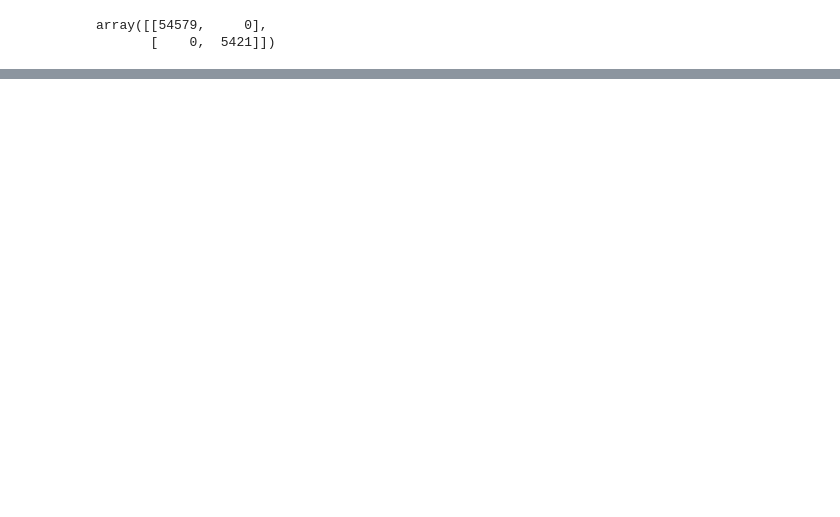
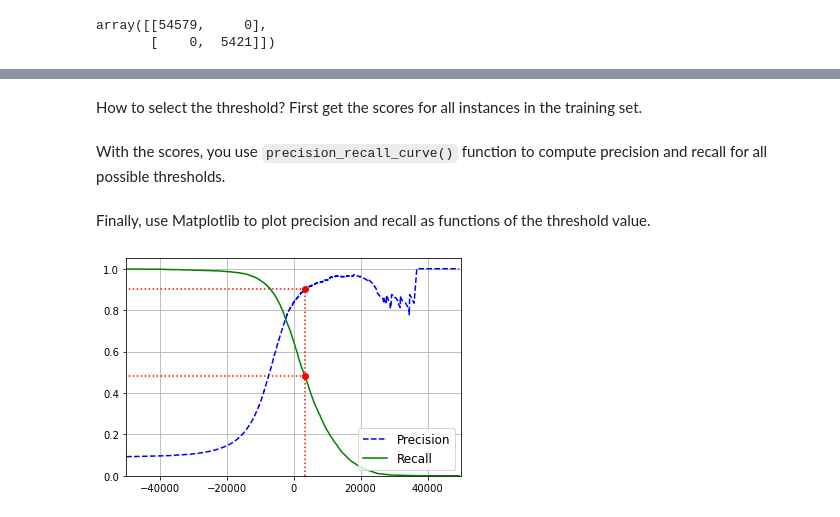
Before and after one commit to carlosdavila91/hands-on-ml, a Jupyter notebook: 03_classification_mnist.ipynb, the cells around one changed output, grey strips where cells are left out. Cells and saved outputs as stored; diff of their text form; code cells hidden in the pictures; blank space fills up the shorter version.

Commit message:
Precision and Recall

```diff
--- a/03_classification_mnist.ipynb
+++ b/03_classification_mnist.ipynb
@@ -140,0 +228,44 @@ array([[54579,     0],
+# %% [markdown]
+How to select the threshold? First get the scores for all instances in the training set.
+# %%
+y_scores = cross_val_predict(sgd_clf, X_train, y_train_5, cv=3,
+                            method="decision_function")
+# %% [markdown]
+With the scores, you use `precision_recall_curve()` function to compute precision and recall for all possible thresholds.
+# %%
+from sklearn.metrics import precision_recall_curve
+
+precisions, recalls, thresholds = precision_recall_curve(y_train_5, y_scores)
+# %% [markdown]
+Finally, use Matplotlib to plot precision and recall as functions of the threshold value.
+# %%
+def plot_precision_recall_vs_threshold(
+precisions, recalls, thresholds, selected_th
+):
+    plt.plot(thresholds, precisions[:-1], "b--", label="Precision")
+    plt.plot(thresholds, recalls[:-1], "g-", label="Recall")
+    plt.legend(loc="lower right", fontsize=12)
+    plt.grid()
+    plt.ylim([0, 1.05])
+
+    # highlight threshold
+    precision_threshold_pairs = list(zip(thresholds, precisions))
+    recall_threshold_pairs = list(zip(thresholds, recalls))
+
+    # could be done better
+    xy1 = [t for t in precision_threshold_pairs if t[1] >= selected_th][0]
+    xy2 = [t for t in recall_threshold_pairs if t[0] == xy1[0]][0]
+
+    plt.vlines(xy1[0], 0, xy1[1], "red", "dotted")
+    plt.hlines(xy1[1], -60000, xy1[0], "red", "dotted")
+    plt.hlines(xy2[1], -60000, xy2[0], "red", "dotted")
+    plt.plot(xy1[0], xy1[1], marker='o', color='r', ls='')
+    plt.plot(xy2[0], xy2[1], marker='o', color='r', ls='')
+
+
+selected_th = .9
+plot_precision_recall_vs_threshold(precisions, recalls, thresholds, selected_th)
+plt.xlim([-50000, 50000])
+plt.show()
+# %% [output]
+[figure, added]
```
Also changed, not shown: parts of 18 cells of this notebook.
